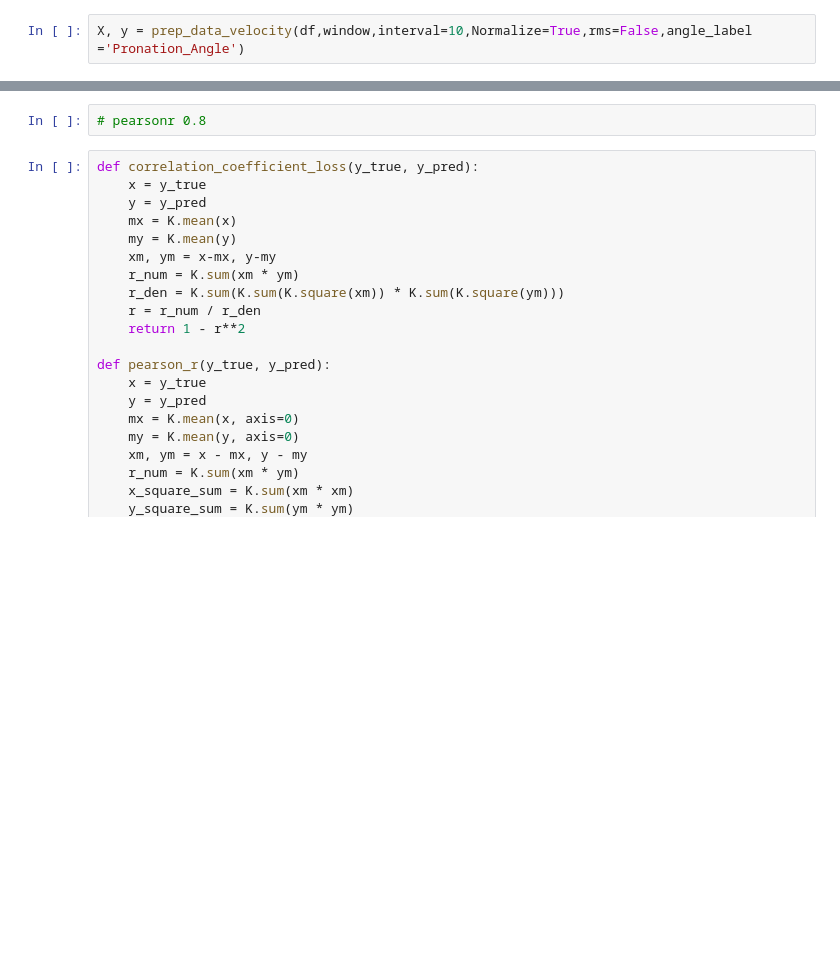
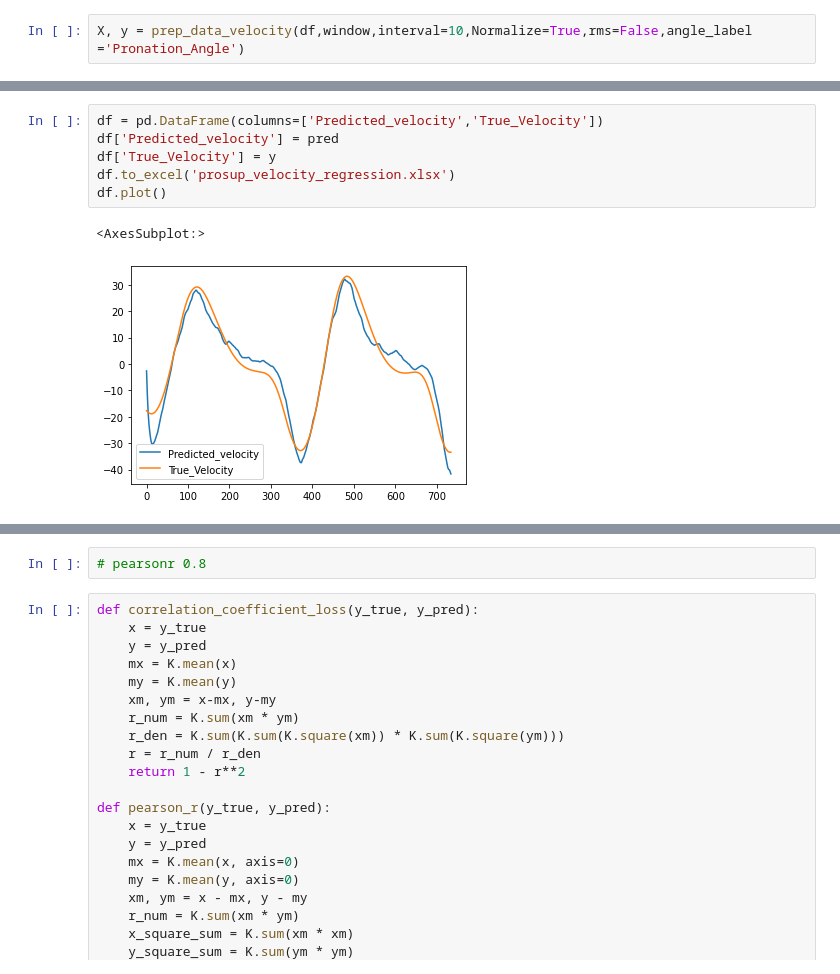
Before and after one commit to fazildgr8/wrist_control_CNN_AWEAR, a Jupyter notebook: Prosup_regression.ipynb, the cells around one changed output, grey strips where cells are left out. Cells and saved outputs as stored; diff of their text form; blank space fills up the shorter version.

```diff
--- a/Prosup_regression.ipynb
+++ b/Prosup_regression.ipynb
@@ -500,3 +486,12 @@ plt.show()
+# %%
+df = pd.DataFrame(columns=['Predicted_velocity','True_Velocity'])
+df['Predicted_velocity'] = pred
+df['True_Velocity'] = y
+df.to_excel('prosup_velocity_regression.xlsx')
+df.plot()
+# %% [output]
+<AxesSubplot:>
+[figure, added]
 # %%
 from scipy.stats import pearsonr
 from sklearn.metrics import mean_squared_error
```
Also changed, not shown: parts of 9 cells of this notebook, 29 other files.
